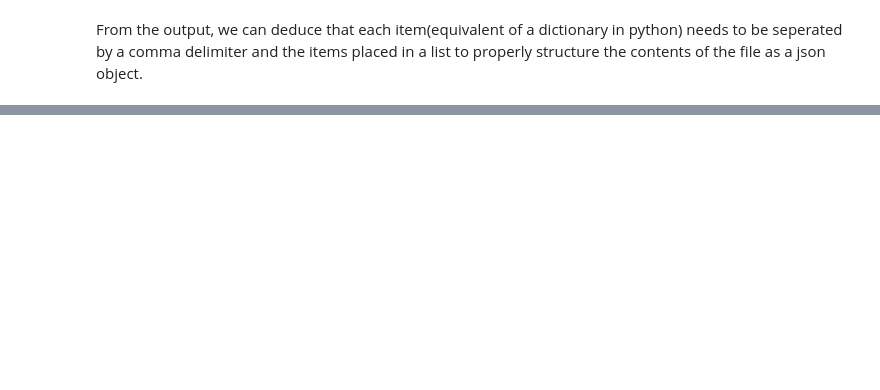
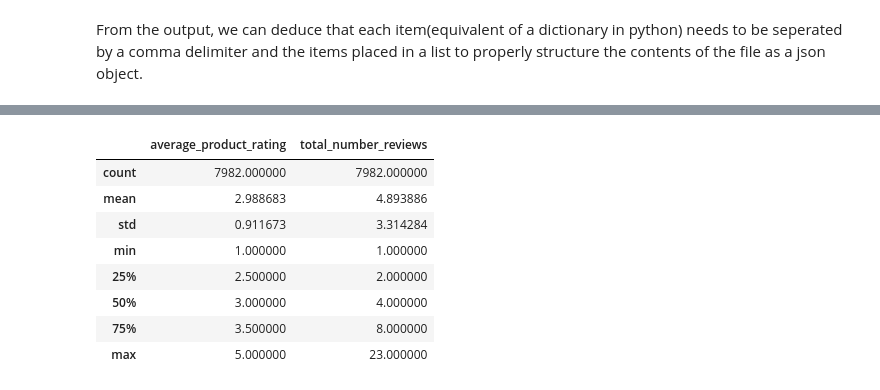
Before and after one commit to ovieimara/ITNPBD2, a Jupyter notebook: Assignment_ITNPBD2.ipynb, the cells around one changed output, grey strips where cells are left out. Cells and saved outputs as stored; diff of their text form; code cells hidden in the pictures; blank space fills up the shorter version.

```diff
--- a/Assignment_ITNPBD2.ipynb
+++ b/Assignment_ITNPBD2.ipynb
@@ -159,0 +189,12 @@ str
+# %%
+cpenney_products_df.describe()
+# %% [output]
+|  | average_product_rating | total_number_reviews |
+| count | 7982.000000 | 7982.000000 |
+| mean | 2.988683 | 4.893886 |
+| std | 0.911673 | 3.314284 |
+| min | 1.000000 | 1.000000 |
+| 25% | 2.500000 | 2.000000 |
+| 50% | 3.000000 | 4.000000 |
+| 75% | 3.500000 | 8.000000 |
+| max | 5.000000 | 23.000000 |
```
Also changed, not shown: parts of 23 cells of this notebook.
